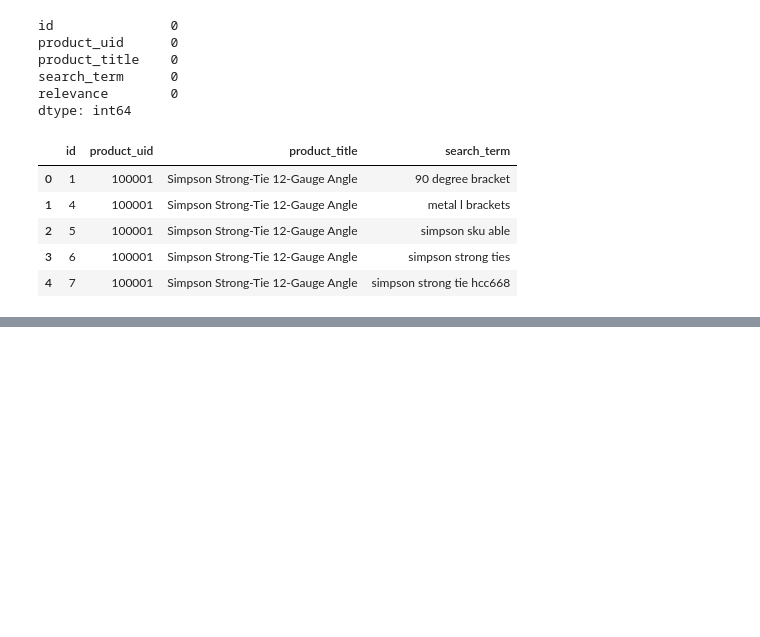
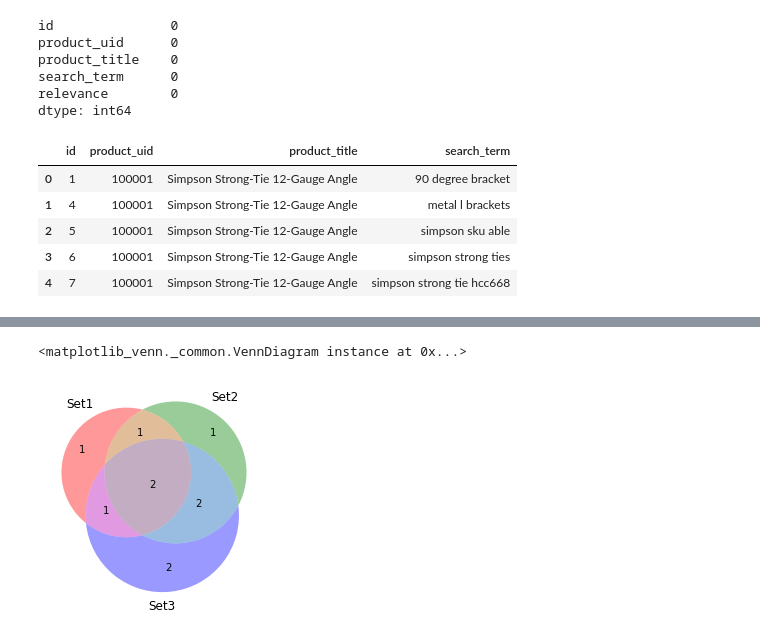
Before and after one commit to aspend/home_depot_product_search_relevance, a Jupyter notebook: code/Data exploration.ipynb, the cells around one changed output, grey strips where cells are left out. Saved outputs shown, nothing was run; the diff lists cells and outputs as text; code cells hidden in the pictures; blank space fills up the shorter version.

```diff
--- a/code/Data exploration.ipynb
+++ b/code/Data exploration.ipynb
@@ -70,0 +89,5 @@ test.head()
+# %%
+set_attr
+# %% [output]
+<matplotlib_venn._common.VennDiagram instance at 0x...>
+[figure, added]
```
Also changed, not shown: parts of 4 cells of this notebook.
